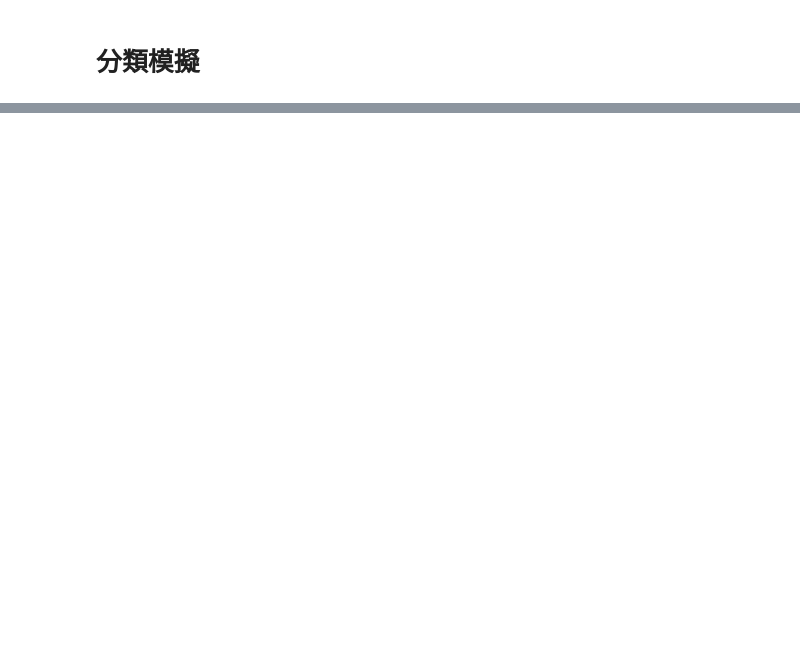
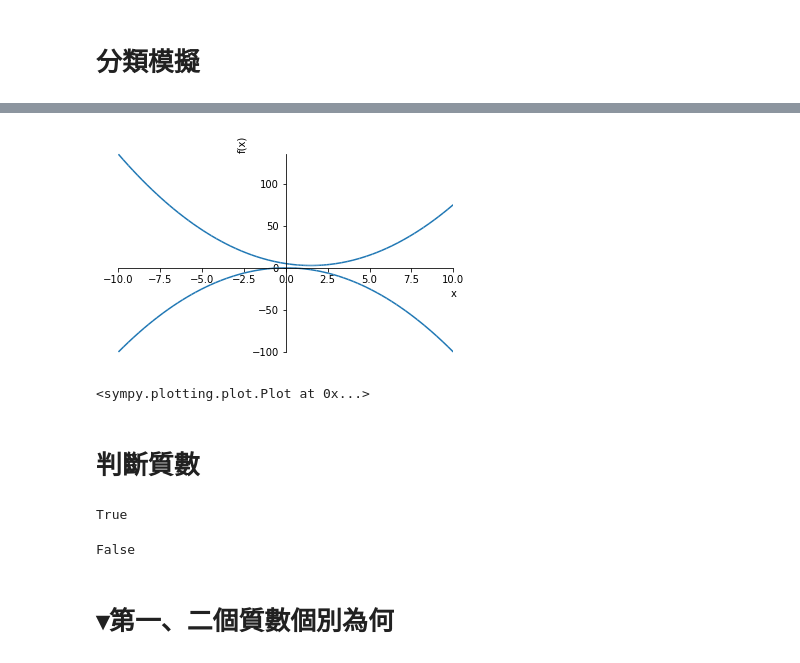
Before and after one commit to zalmancheng/MY-Python-Work, a Jupyter notebook: 數軟應用/上課內容/Python-7.ipynb, the cells around one changed output, grey strips where cells are left out. Cells and saved outputs as stored; diff of their text form; code cells hidden in the pictures; blank space fills up the shorter version.

```diff
--- a/數軟應用/上課內容/Python-7.ipynb
+++ b/數軟應用/上課內容/Python-7.ipynb
@@ -234,0 +392,9 @@ plt.scatter(P[:,0],P[:,1],c=cl,s=50,alpha=0.64)
+# %%
+g=-x**2
+# %%
+sp.plot(f,g)
+# %% [output]
+[figure, added]
+<sympy.plotting.plot.Plot at 0x...>
+# %% [markdown]
+# 判斷質數
@@ -234,0 +403,10 @@ plt.scatter(P[:,0],P[:,1],c=cl,s=50,alpha=0.64)
+# %%
+sp.isprime(a)
+# %% [output]
+True
+# %%
+sp.isprime(9487)
+# %% [output]
+False
+# %% [markdown]
+# ▾第一、二個質數個別為何
```
Also changed, not shown: parts of 58 cells of this notebook, 2 other files.
